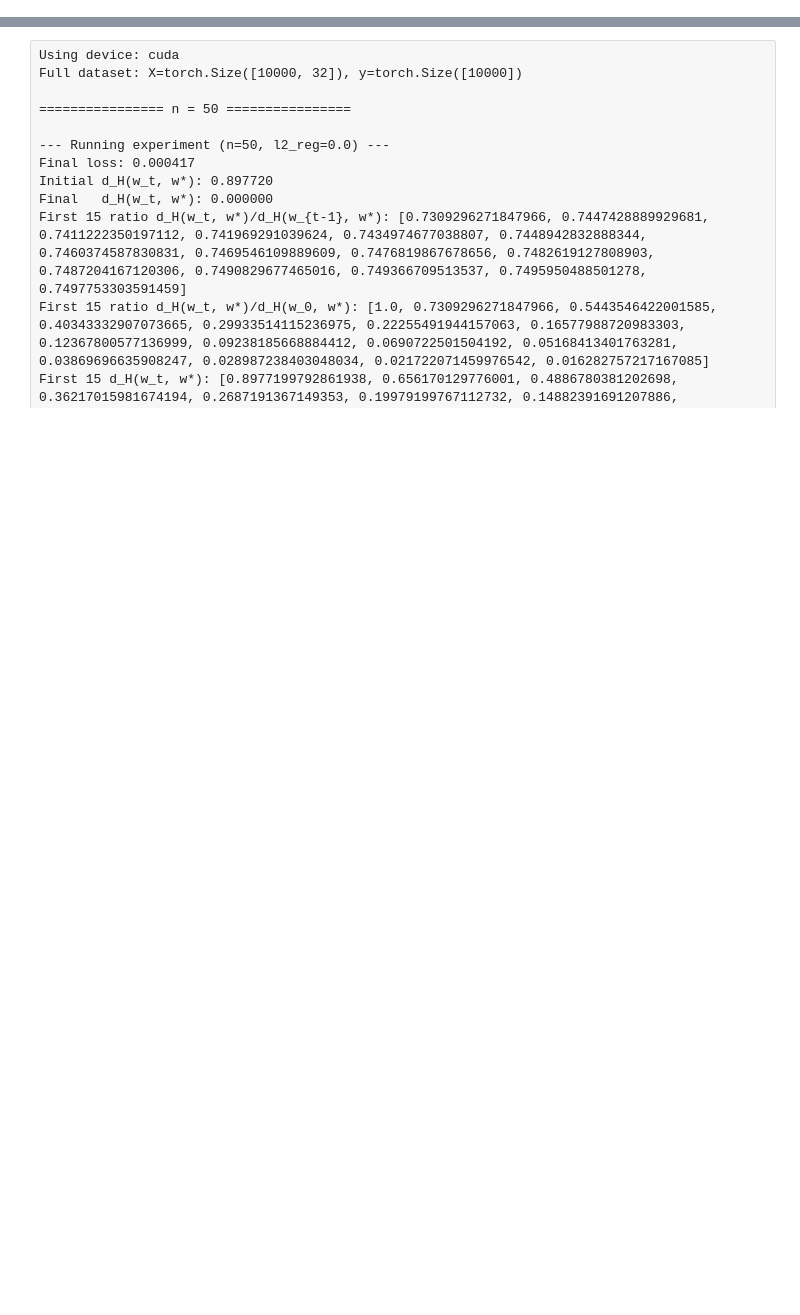
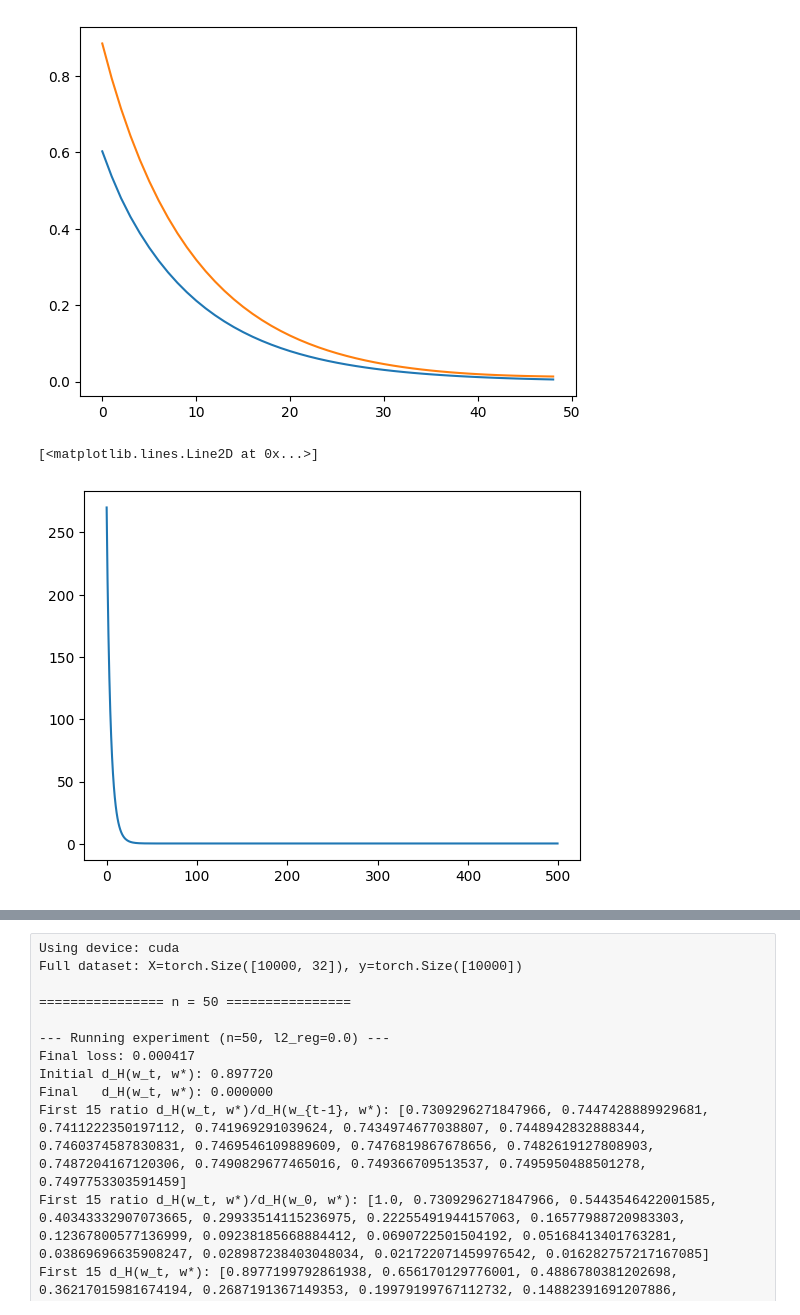
Before and after one commit to cis-aconiticacid/Embedding-and-Nonlinear-Perron-Frobenius, a Jupyter notebook: swiss_roll_models/notebook/regression/l2_regulizer_SP.ipynb, the cells around one changed output, grey strips where cells are left out. Drawn from its saved outputs; the diff is of its cells as text; code cells hidden in the pictures; blank space fills up the shorter version.

```diff
--- a/swiss_roll_models/notebook/regression/l2_regulizer_SP.ipynb
+++ b/swiss_roll_models/notebook/regression/l2_regulizer_SP.ipynb
@@ -224,0 +253,13 @@ plt.show()
+# %%
+hilbert_to_final=hbc.compute_hilbert_to_w_star(res['param_traj'],res['w_star'],)
+l2_to_final=np.linalg.norm(np.array(res['param_traj'])-res['w_star'].cpu().numpy(),axis=1)
+loss_traj=res['loss_traj']
+# %%
+plt.plot(hilbert_to_final[1:50],label='Hilbert distance to final')
+plt.plot(l2_to_final[1:50],label='L2 distance to final')
+plt.show()
+plt.plot(loss_traj,label='Loss trajectory')
+# %% [output]
+[figure, added]
+[<matplotlib.lines.Line2D at 0x...>]
+[figure, added]
```
Also changed, not shown: parts of 9 cells of this notebook, 12 other files.
